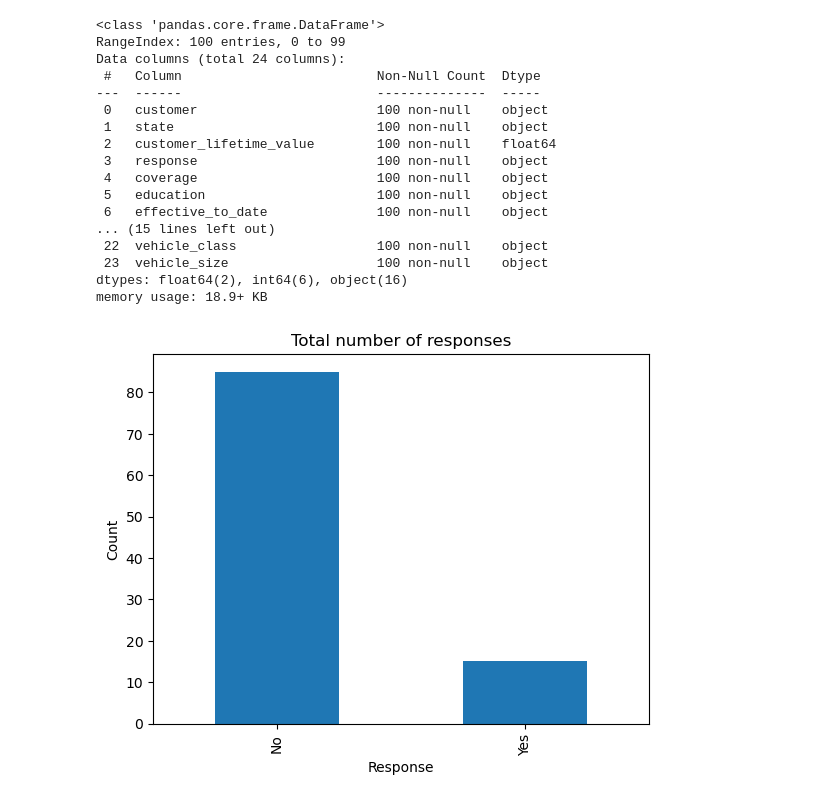
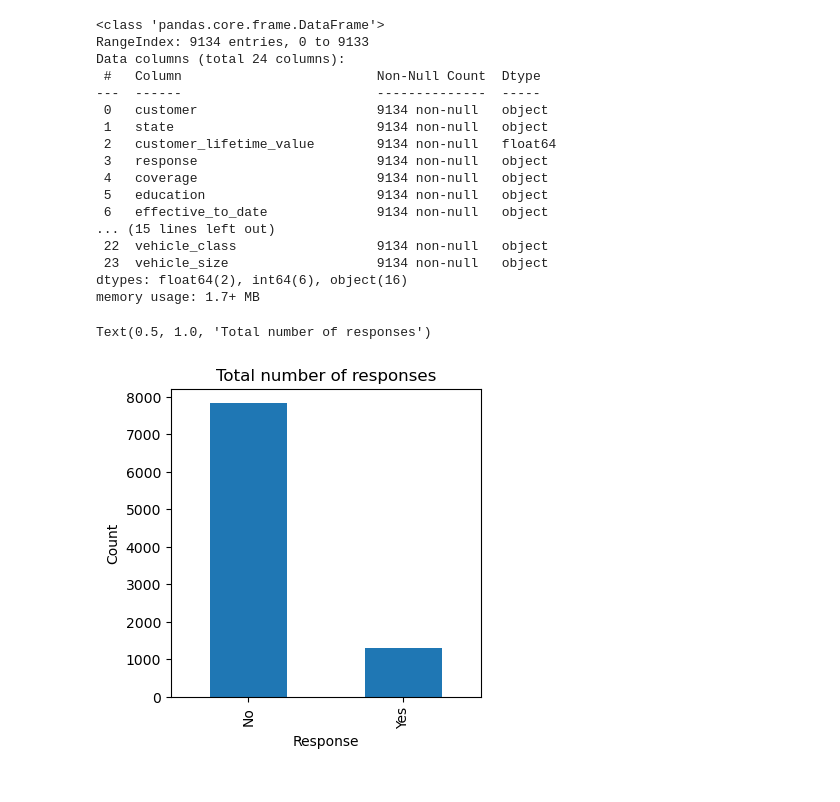
Before and after one commit to suphawadeeth/lab-customer-analysis-round-3, a Jupyter notebook: lab-customer-analysis-round-3.ipynb, the cells around one changed output. Cells and saved outputs as stored; diff of their text form; code cells hidden in the pictures.

Commit message:
modify lab-customer-analysis-round-3.ipynb, add .gitignore

```diff
--- a/lab-customer-analysis-round-3.ipynb
+++ b/lab-customer-analysis-round-3.ipynb
@@ -9,7 +9,7 @@ import matplotlib.pyplot as plt
 import seaborn as sns
 %matplotlib inline
 # %%
-df = pd.read_csv("marketing_customer_analysis.csv", nrows=100)
+df = pd.read_csv("/Users/kt/Desktop/Ironhack/unit-1/week-2/lab-customer-analysis-round-3/files_for_lab/csv_files/marketing_customer_analysis.csv")
 # %%
 # Standardize the names of columns
 df.columns = [df.columns[i].lower().replace(' ', '_') for i in range(len(df.columns))]
@@ -30,33 +30,34 @@ df.describe()
 df.info()
 # %% [output]
 <class 'pandas.core.frame.DataFrame'>
-RangeIndex: 100 entries, 0 to 99
+RangeIndex: 9134 entries, 0 to 9133
 Data columns (total 24 columns):
  #   Column                         Non-Null Count  Dtype
 ---  ------                         --------------  -----
- 0   customer                       100 non-null    object
- 1   state                          100 non-null    object
- 2   customer_lifetime_value        100 non-null    float64
- 3   response                       100 non-null    object
- 4   coverage                       100 non-null    object
- 5   education                      100 non-null    object
- 6   effective_to_date              100 non-null    object
+ 0   customer                       9134 non-null   object
+ 1   state                          9134 non-null   object
+ 2   customer_lifetime_value        9134 non-null   float64
+ 3   response                       9134 non-null   object
+ 4   coverage                       9134 non-null   object
+ 5   education                      9134 non-null   object
+ 6   effective_to_date              9134 non-null   object
 ... (15 lines left out)
- 22  vehicle_class                  100 non-null    object
- 23  vehicle_size                   100 non-null    object
+ 22  vehicle_class                  9134 non-null   object
+ 23  vehicle_size                   9134 non-null   object
 dtypes: float64(2), int64(6), object(16)
-memory usage: 18.9+ KB
+memory usage: 1.7+ MB
 # %%
 # Show a plot of the total number of responses.
 total_resp = df["response"].value_counts()
-total_resp.plot.bar()
+total_resp.plot.bar(figsize=(4,4))
 
 plt.xlabel("Response")
 plt.ylabel("Count")
 plt.title("Total number of responses")
-plt.show()
+#plt.show()
 # %% [output]
+Text(0.5, 1.0, 'Total number of responses')
-[figure, old version]
+[figure, new version]
 # %%
 # Show a plot of the total number of responses.
 # The shortest line
```
Also changed, not shown: parts of 50 cells of this notebook, 1 other file.
